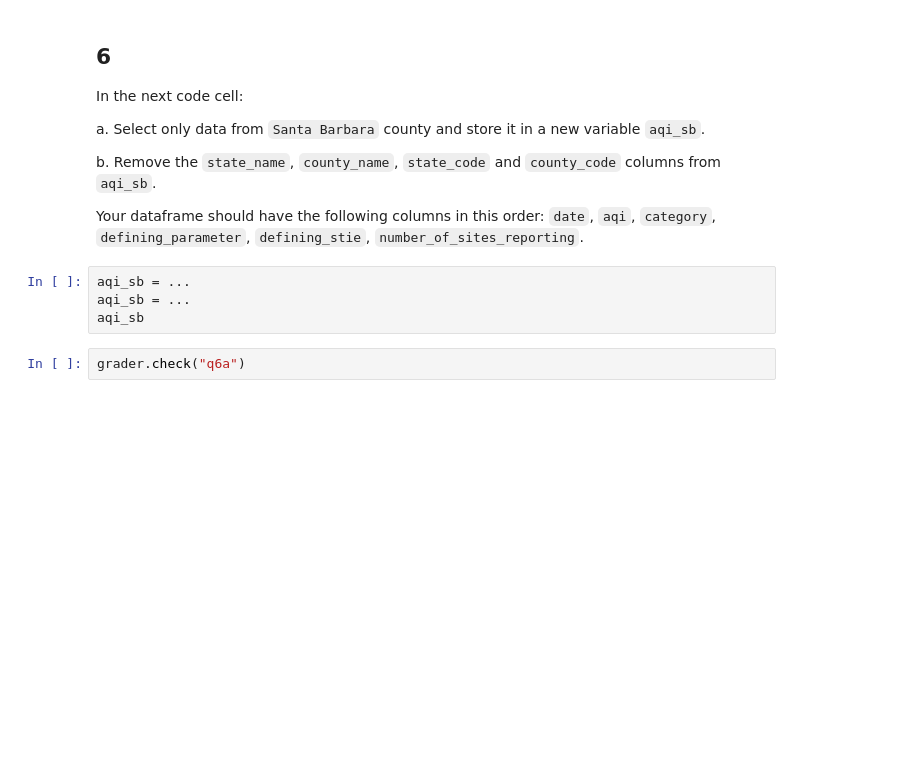
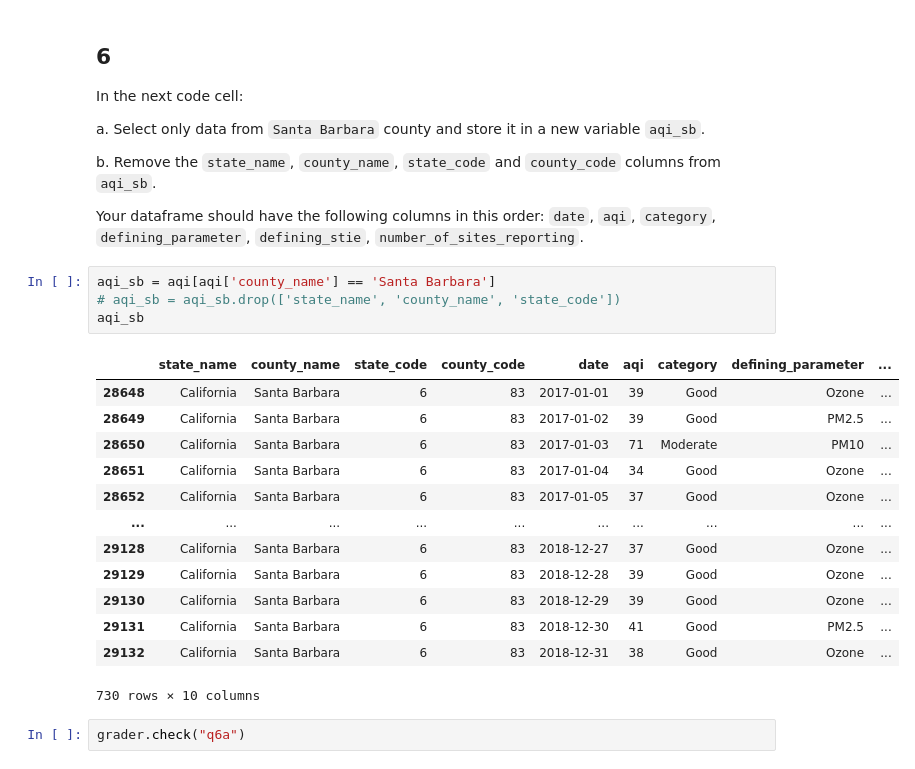
Before and after one commit to jaslynmiura/eds220-hwk2, a Jupyter notebook: task3/hwk2-task3-aqi.ipynb, the cells around one changed output. Drawn from its saved outputs; the diff is of its cells as text; blank space fills up the shorter version.

```diff
--- a/task3/hwk2-task3-aqi.ipynb
+++ b/task3/hwk2-task3-aqi.ipynb
@@ -153,10 +153,24 @@ a. Select only data from `Santa Barbara` county and store it in a new variable `
 b. Remove the `state_name`, `county_name`, `state_code` and `county_code` columns from `aqi_sb`.
 
 Your dataframe should have the following columns in this order: `date`, `aqi`, `category`, `defining_parameter`, `defining_stie`, `number_of_sites_reporting`.
-# %%
-aqi_sb = ...
-aqi_sb = ...
-aqi_sb
+# %%
+aqi_sb = aqi[aqi['county_name'] == 'Santa Barbara']
+# aqi_sb = aqi_sb.drop(['state_name', 'county_name', 'state_code'])
+aqi_sb
+# %% [output]
+|  | state_name | county_name | state_code | county_code | date | aqi | category | defining_parameter | ... |
+| 28648 | California | Santa Barbara | 6 | 83 | 2017-01-01 | 39 | Good | Ozone | ... |
+| 28649 | California | Santa Barbara | 6 | 83 | 2017-01-02 | 39 | Good | PM2.5 | ... |
+| 28650 | California | Santa Barbara | 6 | 83 | 2017-01-03 | 71 | Moderate | PM10 | ... |
+| 28651 | California | Santa Barbara | 6 | 83 | 2017-01-04 | 34 | Good | Ozone | ... |
+| 28652 | California | Santa Barbara | 6 | 83 | 2017-01-05 | 37 | Good | Ozone | ... |
+| ... | ... | ... | ... | ... | ... | ... | ... | ... | ... |
+| 29128 | California | Santa Barbara | 6 | 83 | 2018-12-27 | 37 | Good | Ozone | ... |
+| 29129 | California | Santa Barbara | 6 | 83 | 2018-12-28 | 39 | Good | Ozone | ... |
+| 29130 | California | Santa Barbara | 6 | 83 | 2018-12-29 | 39 | Good | Ozone | ... |
+| 29131 | California | Santa Barbara | 6 | 83 | 2018-12-30 | 41 | Good | PM2.5 | ... |
+| 29132 | California | Santa Barbara | 6 | 83 | 2018-12-31 | 38 | Good | Ozone | ... |
+730 rows × 10 columns
 # %%
 grader.check("q6a")
 # %% [markdown]
```
